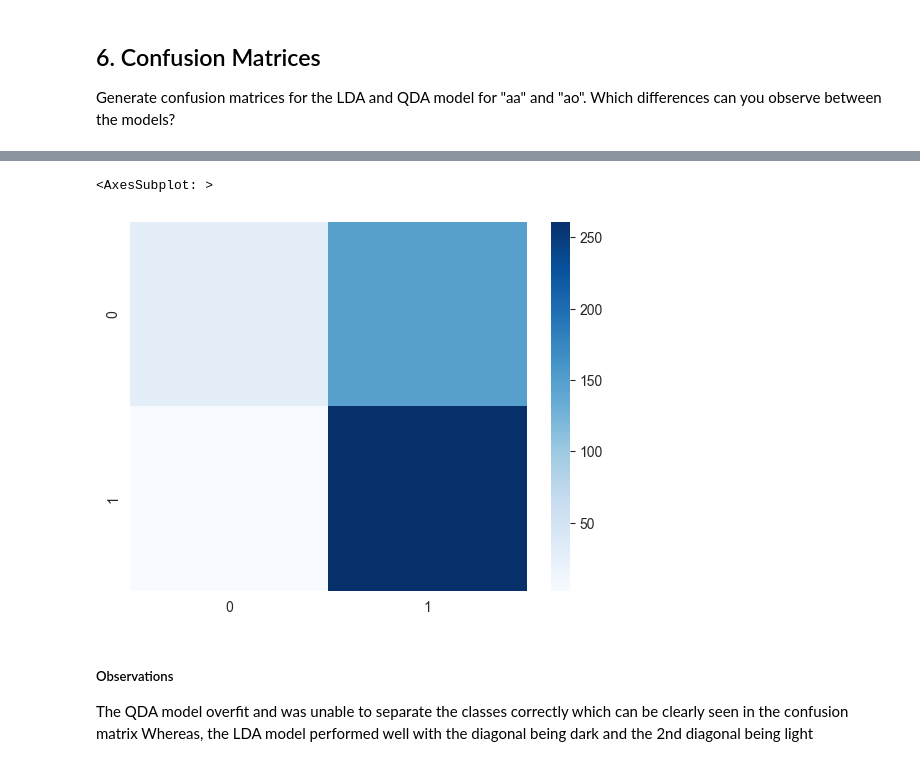
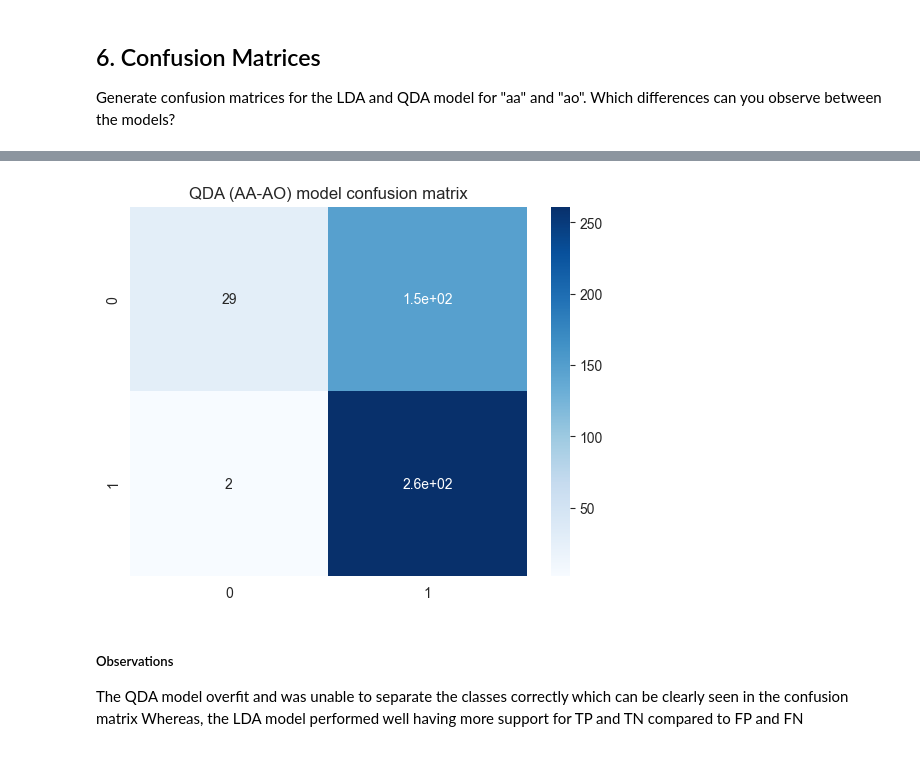
Before and after one commit to WojciechPtas/eml2022, a Jupyter notebook: ExerciseSheet_02/problems/Practical_Problem_1.ipynb, the cells around one changed output, grey strips where cells are left out. Cells and saved outputs as stored; diff of their text form; code cells hidden in the pictures.

```diff
--- a/ExerciseSheet_02/problems/Practical_Problem_1.ipynb
+++ b/ExerciseSheet_02/problems/Practical_Problem_1.ipynb
@@ -104,9 +134,11 @@ sns.heatmap(confusion_matrix(y_test_aa_ao, y_pred = lda_aa_ao_clf.predict(X_test
-# %%
-sns.heatmap(confusion_matrix(y_test_aa_ao, y_pred = qda_aa_ao_clf.predict(X_test_aa_ao)), cmap="Blues")
-# %% [output]
-<AxesSubplot: >
-[figure, removed]
-# %% [markdown]
-##### Observations
-The QDA model overfit and was unable to separate the classes correctly which can be clearly seen in the confusion matrix
-Whereas, the LDA model performed well with the diagonal being dark and the 2nd diagonal being light
+# %%
+ax = plt.axes()
+sns.heatmap(confusion_matrix(y_test_aa_ao, y_pred = qda_aa_ao_clf.predict(X_test_aa_ao)), cmap="Blues", annot=True, ax=ax)
+ax.set_title('QDA (AA-AO) model confusion matrix')
+plt.show()
+# %% [output]
+[figure, added]
+# %% [markdown]
+##### Observations
+The QDA model overfit and was unable to separate the classes correctly which can be clearly seen in the confusion matrix
+Whereas, the LDA model performed well having more support for TP and TN compared to FP and FN
```
Also changed, not shown: parts of 9 cells of this notebook.
